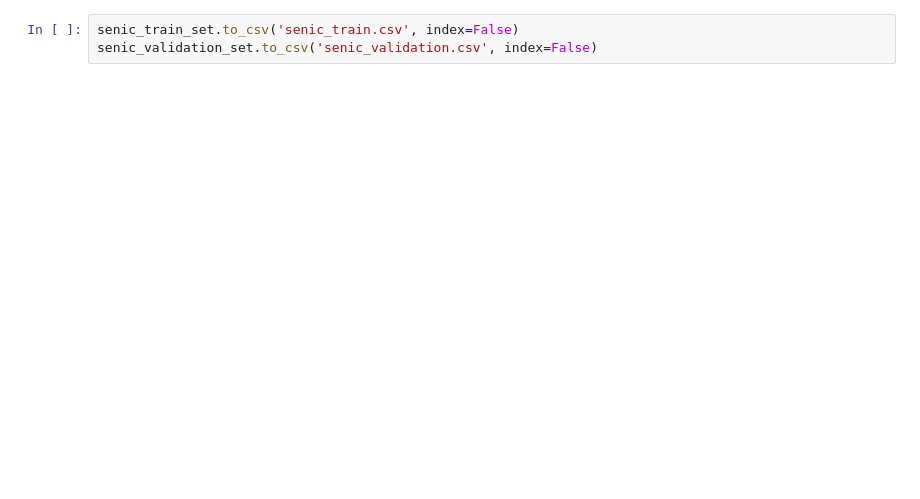
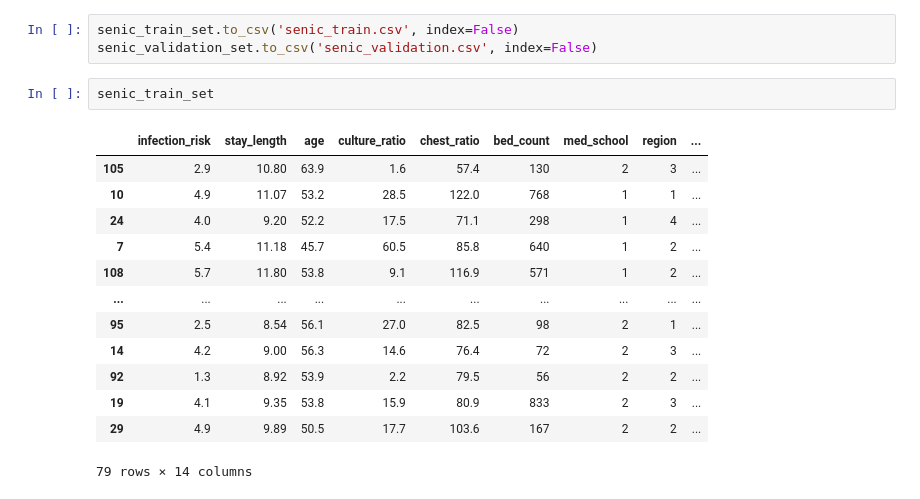
Before and after one commit to datagarret/linear_regression_project, a Jupyter notebook: SENIC EDA.ipynb, the cells around one changed output. Saved outputs shown, nothing was run; the diff lists cells and outputs as text; blank space fills up the shorter version.

```diff
--- a/SENIC EDA.ipynb
+++ b/SENIC EDA.ipynb
@@ -284,3 +266,19 @@ True
 # %%
 senic_train_set.to_csv('senic_train.csv', index=False)
 senic_validation_set.to_csv('senic_validation.csv', index=False)
+# %%
+senic_train_set
+# %% [output]
+|  | infection_risk | stay_length | age | culture_ratio | chest_ratio | bed_count | med_school | region | ... |
+| 105 | 2.9 | 10.80 | 63.9 | 1.6 | 57.4 | 130 | 2 | 3 | ... |
+| 10 | 4.9 | 11.07 | 53.2 | 28.5 | 122.0 | 768 | 1 | 1 | ... |
+| 24 | 4.0 | 9.20 | 52.2 | 17.5 | 71.1 | 298 | 1 | 4 | ... |
+| 7 | 5.4 | 11.18 | 45.7 | 60.5 | 85.8 | 640 | 1 | 2 | ... |
+| 108 | 5.7 | 11.80 | 53.8 | 9.1 | 116.9 | 571 | 1 | 2 | ... |
+| ... | ... | ... | ... | ... | ... | ... | ... | ... | ... |
+| 95 | 2.5 | 8.54 | 56.1 | 27.0 | 82.5 | 98 | 2 | 1 | ... |
+| 14 | 4.2 | 9.00 | 56.3 | 14.6 | 76.4 | 72 | 2 | 3 | ... |
+| 92 | 1.3 | 8.92 | 53.9 | 2.2 | 79.5 | 56 | 2 | 2 | ... |
+| 19 | 4.1 | 9.35 | 53.8 | 15.9 | 80.9 | 833 | 2 | 3 | ... |
+| 29 | 4.9 | 9.89 | 50.5 | 17.7 | 103.6 | 167 | 2 | 2 | ... |
+79 rows × 14 columns
```
Also changed, not shown: parts of 7 cells of this notebook, 3 other files.
